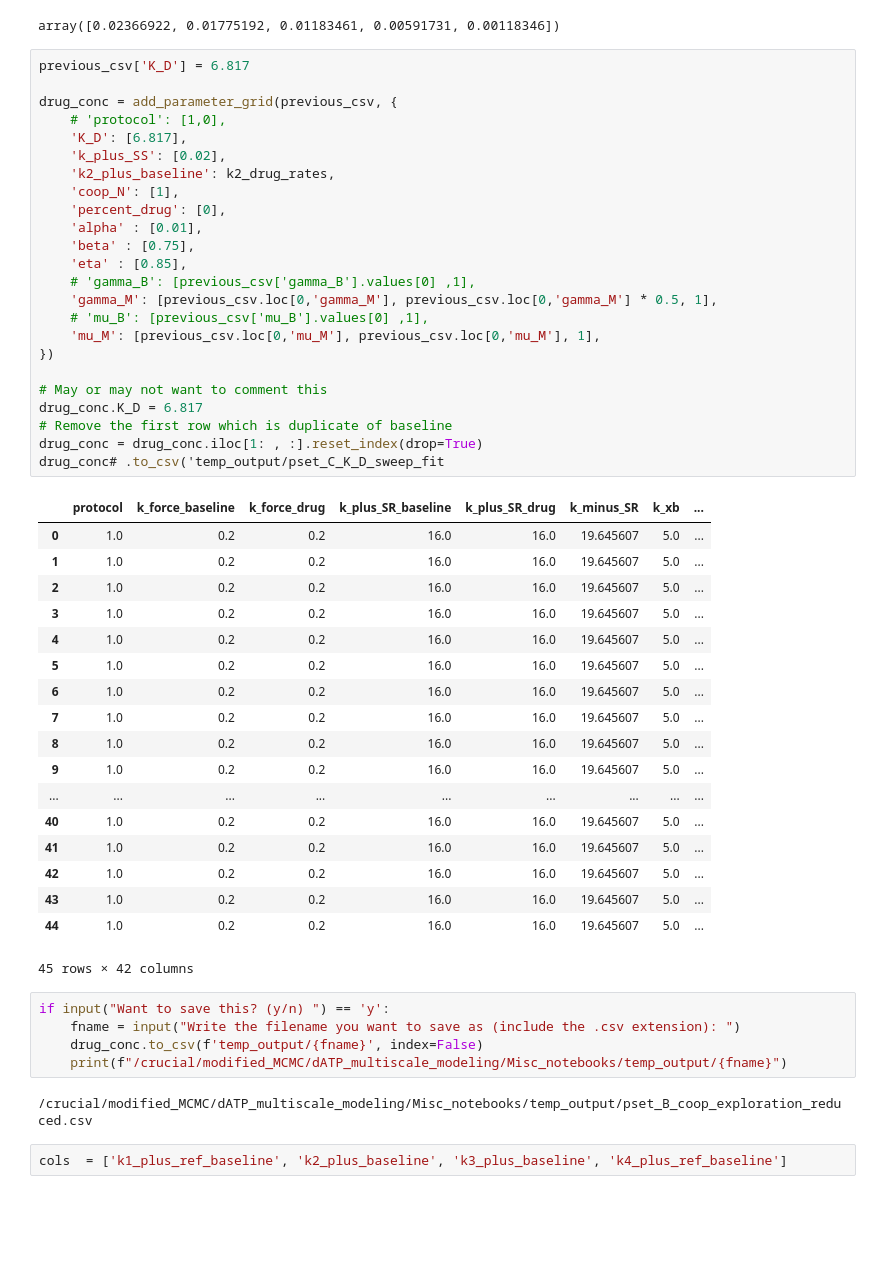
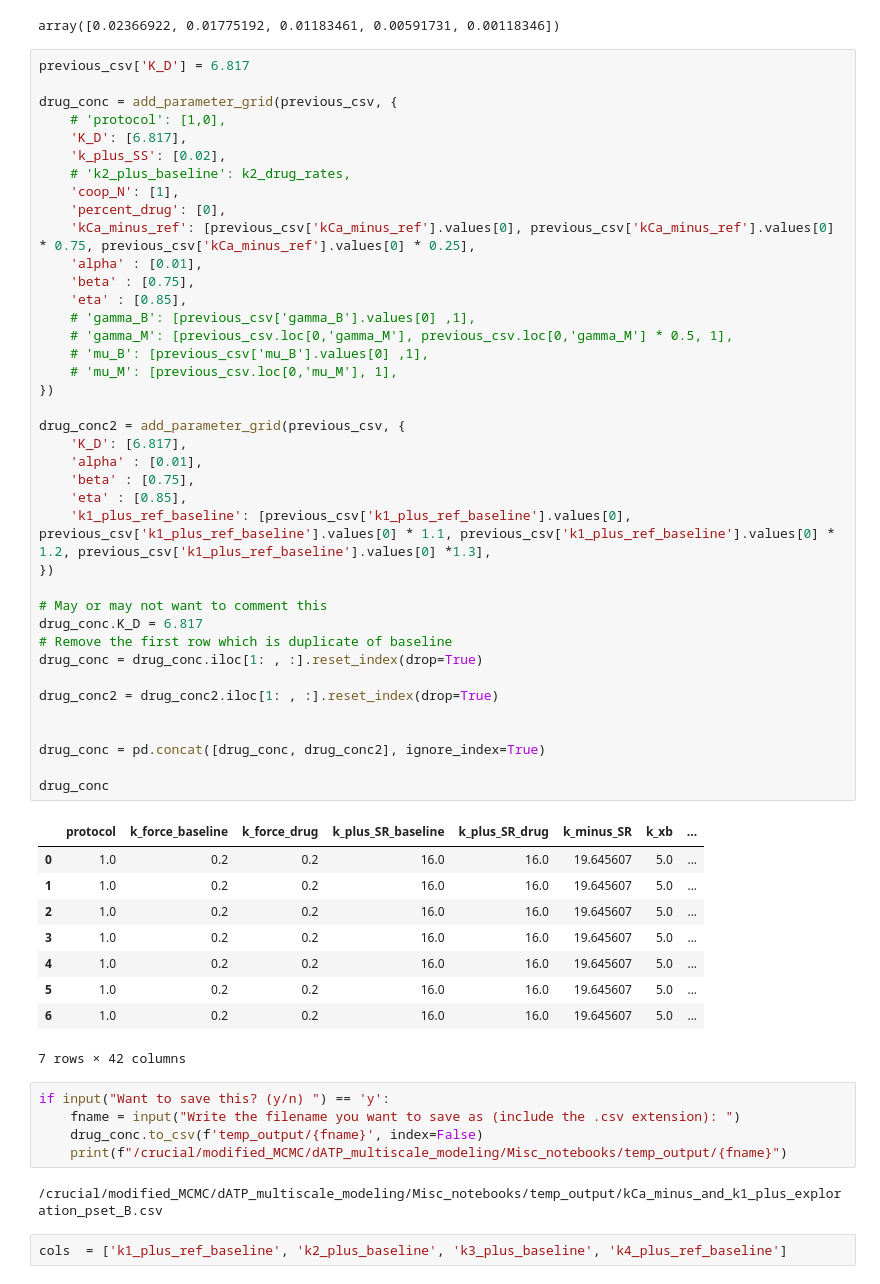
Before and after one commit to marcushock/dATP_multiscale_modeling, a Jupyter notebook: Misc_notebooks/parameter_input_generator.ipynb, the cells around one changed output. Saved outputs shown, nothing was run; the diff lists cells and outputs as text; blank space fills up the shorter version.

Commit message:
New parameters to look into optimizing the MCMC simulation with reduced thermodynamics to the experimental force pCa.

```diff
--- a/Misc_notebooks/parameter_input_generator.ipynb
+++ b/Misc_notebooks/parameter_input_generator.ipynb
@@ -182,53 +192,59 @@ array([0.02366922, 0.01775192, 0.01183461, 0.00591731, 0.00118346])
 # %%
 previous_csv['K_D'] = 6.817
 
 drug_conc = add_parameter_grid(previous_csv, {
     # 'protocol': [1,0],
     'K_D': [6.817],
     'k_plus_SS': [0.02],
-    'k2_plus_baseline': k2_drug_rates,
+    # 'k2_plus_baseline': k2_drug_rates,
     'coop_N': [1],
     'percent_drug': [0],
+    'kCa_minus_ref': [previous_csv['kCa_minus_ref'].values[0], previous_csv['kCa_minus_ref'].values[0] * 0.75, previous_csv['kCa_minus_ref'].values[0] * 0.25],
     'alpha' : [0.01],
     'beta' : [0.75],
     'eta' : [0.85],
     # 'gamma_B': [previous_csv['gamma_B'].values[0] ,1],
-    'gamma_M': [previous_csv.loc[0,'gamma_M'], previous_csv.loc[0,'gamma_M'] * 0.5, 1],
+    # 'gamma_M': [previous_csv.loc[0,'gamma_M'], previous_csv.loc[0,'gamma_M'] * 0.5, 1],
     # 'mu_B': [previous_csv['mu_B'].values[0] ,1],
-    'mu_M': [previous_csv.loc[0,'mu_M'], previous_csv.loc[0,'mu_M'], 1],
+    # 'mu_M': [previous_csv.loc[0,'mu_M'], 1],
+})
+
+drug_conc2 = add_parameter_grid(previous_csv, {
+    'K_D': [6.817],
+    'alpha' : [0.01],
+    'beta' : [0.75],
+    'eta' : [0.85],
+    'k1_plus_ref_baseline': [previous_csv['k1_plus_ref_baseline'].values[0], previous_csv['k1_plus_ref_baseline'].values[0] * 1.1, previous_csv['k1_plus_ref_baseline'].values[0] * 1.2, previous_csv['k1_plus_ref_baseline'].values[0] *1.3],
 })
 
 # May or may not want to comment this
 drug_conc.K_D = 6.817
 # Remove the first row which is duplicate of baseline
 drug_conc = drug_conc.iloc[1: , :].reset_index(drop=True)
-drug_conc# .to_csv('temp_output/pset_C_K_D_sweep_fit
+
+drug_conc2 = drug_conc2.iloc[1: , :].reset_index(drop=True)
+
+
+drug_conc = pd.concat([drug_conc, drug_conc2], ignore_index=True)
+
+drug_conc
 # %% [output]
 |  | protocol | k_force_baseline | k_force_drug | k_plus_SR_baseline | k_plus_SR_drug | k_minus_SR | k_xb | ... |
 | 0 | 1.0 | 0.2 | 0.2 | 16.0 | 16.0 | 19.645607 | 5.0 | ... |
 | 1 | 1.0 | 0.2 | 0.2 | 16.0 | 16.0 | 19.645607 | 5.0 | ... |
 | 2 | 1.0 | 0.2 | 0.2 | 16.0 | 16.0 | 19.645607 | 5.0 | ... |
 | 3 | 1.0 | 0.2 | 0.2 | 16.0 | 16.0 | 19.645607 | 5.0 | ... |
 | 4 | 1.0 | 0.2 | 0.2 | 16.0 | 16.0 | 19.645607 | 5.0 | ... |
 | 5 | 1.0 | 0.2 | 0.2 | 16.0 | 16.0 | 19.645607 | 5.0 | ... |
 | 6 | 1.0 | 0.2 | 0.2 | 16.0 | 16.0 | 19.645607 | 5.0 | ... |
-| 7 | 1.0 | 0.2 | 0.2 | 16.0 | 16.0 | 19.645607 | 5.0 | ... |
-| 8 | 1.0 | 0.2 | 0.2 | 16.0 | 16.0 | 19.645607 | 5.0 | ... |
-| 9 | 1.0 | 0.2 | 0.2 | 16.0 | 16.0 | 19.645607 | 5.0 | ... |
-| ... | ... | ... | ... | ... | ... | ... | ... | ... |
-| 40 | 1.0 | 0.2 | 0.2 | 16.0 | 16.0 | 19.645607 | 5.0 | ... |
-| 41 | 1.0 | 0.2 | 0.2 | 16.0 | 16.0 | 19.645607 | 5.0 | ... |
-| 42 | 1.0 | 0.2 | 0.2 | 16.0 | 16.0 | 19.645607 | 5.0 | ... |
-| 43 | 1.0 | 0.2 | 0.2 | 16.0 | 16.0 | 19.645607 | 5.0 | ... |
-| 44 | 1.0 | 0.2 | 0.2 | 16.0 | 16.0 | 19.645607 | 5.0 | ... |
-45 rows × 42 columns
+7 rows × 42 columns
 # %%
 if input("Want to save this? (y/n) ") == 'y':
     fname = input("Write the filename you want to save as (include the .csv extension): ")
     drug_conc.to_csv(f'temp_output/{fname}', index=False)
     print(f"/crucial/modified_MCMC/dATP_multiscale_modeling/Misc_notebooks/temp_output/{fname}")
 # %% [output]
-/crucial/modified_MCMC/dATP_multiscale_modeling/Misc_notebooks/temp_output/pset_B_coop_exploration_reduced.csv
+/crucial/modified_MCMC/dATP_multiscale_modeling/Misc_notebooks/temp_output/kCa_minus_and_k1_plus_exploration_pset_B.csv
 # %%
 cols  = ['k1_plus_ref_baseline', 'k2_plus_baseline', 'k3_plus_baseline', 'k4_plus_ref_baseline']
 # %%
```
Also changed, not shown: parts of 1 cell of this notebook.
